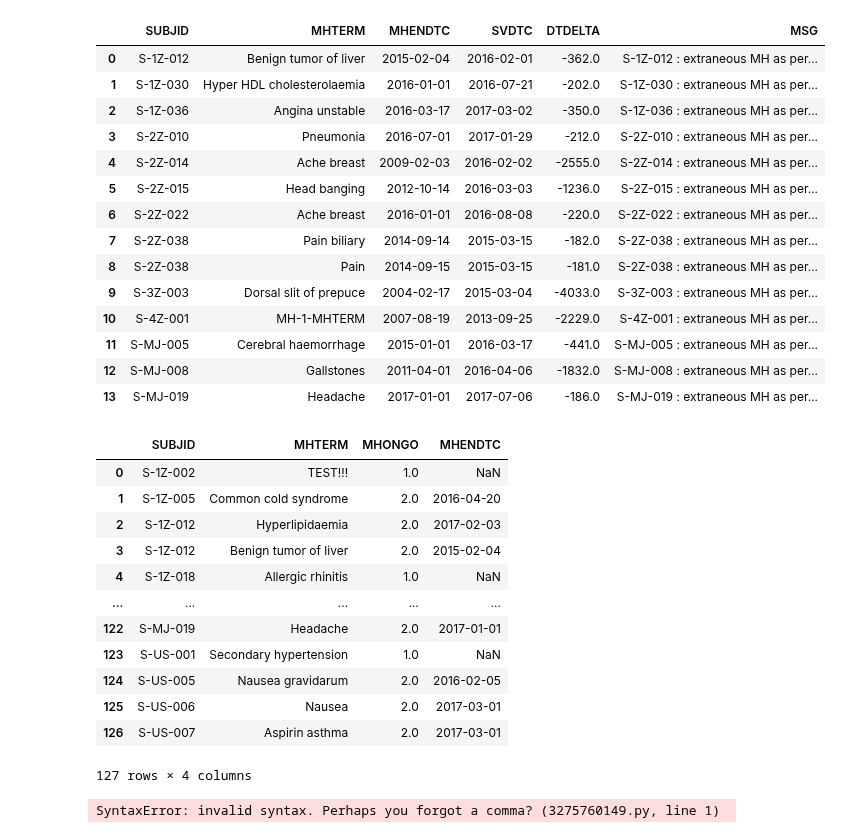
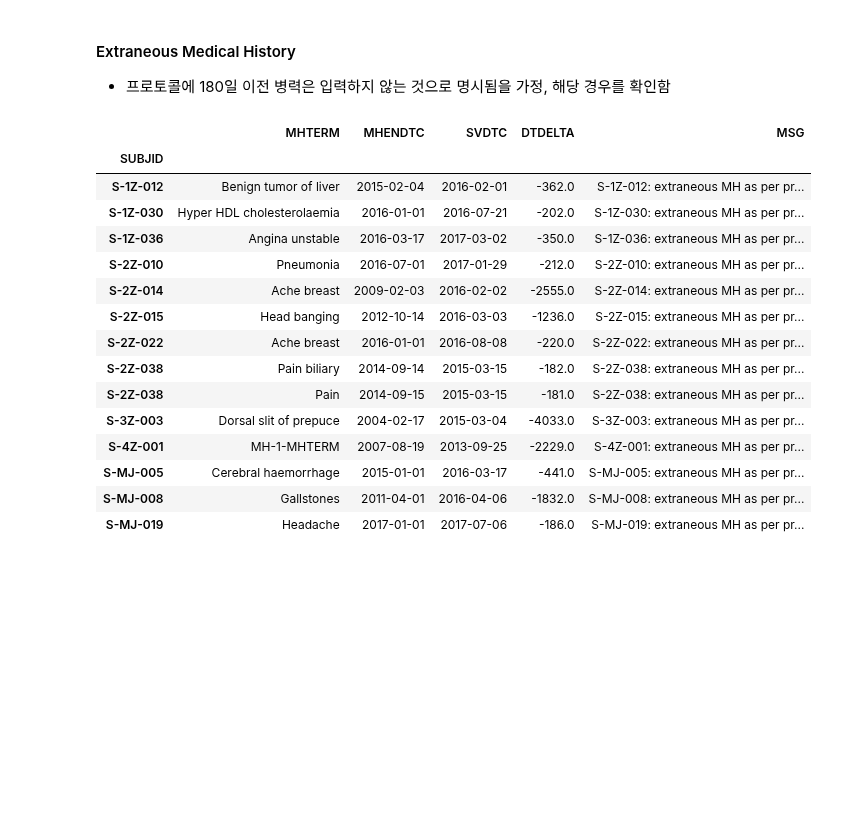
Before and after one commit to beeseosil/pub, a Jupyter notebook: ct/dmc.ipynb, the cells around one changed output. Cells and saved outputs as stored; diff of their text form; code cells hidden in the pictures; blank space fills up the shorter version.

```diff
--- a/ct/dmc.ipynb
+++ b/ct/dmc.ipynb
@@ -89,60 +367,49 @@ cmpo
+# %% [markdown]
+#### Extraneous Medical History
+* 프로토콜에 180일 이전 병력은 입력하지 않는 것으로 명시됨을 가정, 해당 경우를 확인함
 # %%
 _=sas.submit("""
 proc sql;
 create table MHSV as
-    select MH.SUBJID,MH.MHTERM,translate(MH.MHENDTC,"01","UK") as MHENDTC,SV.SVDTC from CUBEDEMO.MH as MH
-    left join CUBEDEMO.SV as SV on MH.SUBJID=SV.SUBJID and SV.VISIT=1 and SV.SVDTC is not null
+    select MH.SUBJID,MH.MHTERM,
+    translate(MH.MHENDTC,"01","UK") as MHENDTC,
+    SV.SVDTC
+    from CUBEDEMO.MH as MH
+    left join CUBEDEMO.SV as SV
+    on MH.SUBJID=SV.SUBJID
+    where (SV.VISIT=1 and SV.SVDTC is not null)
     ;
 run;
 
 data MHSV;
     set MHSV;
     DTDELTA=input(MHENDTC,yymmdd10.)-input(SVDTC,yymmdd10.);
 run;
 
 proc sql;
 create table MHSV as
     select *,""||trim(SUBJID)||": extraneous MH as per protocol: "||put(DTDELTA,8.)||" days" as MSG
-	from MHSV where DTDELTA<=-180 and DTDELTA is not null
+	from MHSV
+    where (DTDELTA<=-180 and DTDELTA is not null)
 	;
 run;
 """)
-mhsv=sas.sd2df("MHSV")
+mhsv=sas.sd2df("MHSV").set_index("SUBJID")
 mhsv
 # %% [output]
-|  | SUBJID | MHTERM | MHENDTC | SVDTC | DTDELTA | MSG |
-| 0 | S-1Z-012 | Benign tumor of liver | 2015-02-04 | 2016-02-01 | -362.0 | S-1Z-012 : extraneous MH as per... |
-| 1 | S-1Z-030 | Hyper HDL cholesterolaemia | 2016-01-01 | 2016-07-21 | -202.0 | S-1Z-030 : extraneous MH as per... |
-| 2 | S-1Z-036 | Angina unstable | 2016-03-17 | 2017-03-02 | -350.0 | S-1Z-036 : extraneous MH as per... |
-| 3 | S-2Z-010 | Pneumonia | 2016-07-01 | 2017-01-29 | -212.0 | S-2Z-010 : extraneous MH as per... |
-| 4 | S-2Z-014 | Ache breast | 2009-02-03 | 2016-02-02 | -2555.0 | S-2Z-014 : extraneous MH as per... |
-| 5 | S-2Z-015 | Head banging | 2012-10-14 | 2016-03-03 | -1236.0 | S-2Z-015 : extraneous MH as per... |
-| 6 | S-2Z-022 | Ache breast | 2016-01-01 | 2016-08-08 | -220.0 | S-2Z-022 : extraneous MH as per... |
-| 7 | S-2Z-038 | Pain biliary | 2014-09-14 | 2015-03-15 | -182.0 | S-2Z-038 : extraneous MH as per... |
-| 8 | S-2Z-038 | Pain | 2014-09-15 | 2015-03-15 | -181.0 | S-2Z-038 : extraneous MH as per... |
-| 9 | S-3Z-003 | Dorsal slit of prepuce | 2004-02-17 | 2015-03-04 | -4033.0 | S-3Z-003 : extraneous MH as per... |
-| 10 | S-4Z-001 | MH-1-MHTERM | 2007-08-19 | 2013-09-25 | -2229.0 | S-4Z-001 : extraneous MH as per... |
-| 11 | S-MJ-005 | Cerebral haemorrhage | 2015-01-01 | 2016-03-17 | -441.0 | S-MJ-005 : extraneous MH as per... |
-| 12 | S-MJ-008 | Gallstones | 2011-04-01 | 2016-04-06 | -1832.0 | S-MJ-008 : extraneous MH as per... |
-| 13 | S-MJ-019 | Headache | 2017-01-01 | 2017-07-06 | -186.0 | S-MJ-019 : extraneous MH as per... |
+|  | MHTERM | MHENDTC | SVDTC | DTDELTA | MSG |
+| SUBJID |  |  |  |  |  |
+| S-1Z-012 | Benign tumor of liver | 2015-02-04 | 2016-02-01 | -362.0 | S-1Z-012: extraneous MH as per pr... |
+| S-1Z-030 | Hyper HDL cholesterolaemia | 2016-01-01 | 2016-07-21 | -202.0 | S-1Z-030: extraneous MH as per pr... |
+| S-1Z-036 | Angina unstable | 2016-03-17 | 2017-03-02 | -350.0 | S-1Z-036: extraneous MH as per pr... |
+| S-2Z-010 | Pneumonia | 2016-07-01 | 2017-01-29 | -212.0 | S-2Z-010: extraneous MH as per pr... |
+| S-2Z-014 | Ache breast | 2009-02-03 | 2016-02-02 | -2555.0 | S-2Z-014: extraneous MH as per pr... |
+| S-2Z-015 | Head banging | 2012-10-14 | 2016-03-03 | -1236.0 | S-2Z-015: extraneous MH as per pr... |
+| S-2Z-022 | Ache breast | 2016-01-01 | 2016-08-08 | -220.0 | S-2Z-022: extraneous MH as per pr... |
+| S-2Z-038 | Pain biliary | 2014-09-14 | 2015-03-15 | -182.0 | S-2Z-038: extraneous MH as per pr... |
+| S-2Z-038 | Pain | 2014-09-15 | 2015-03-15 | -181.0 | S-2Z-038: extraneous MH as per pr... |
+| S-3Z-003 | Dorsal slit of prepuce | 2004-02-17 | 2015-03-04 | -4033.0 | S-3Z-003: extraneous MH as per pr... |
+| S-4Z-001 | MH-1-MHTERM | 2007-08-19 | 2013-09-25 | -2229.0 | S-4Z-001: extraneous MH as per pr... |
+| S-MJ-005 | Cerebral haemorrhage | 2015-01-01 | 2016-03-17 | -441.0 | S-MJ-005: extraneous MH as per pr... |
+| S-MJ-008 | Gallstones | 2011-04-01 | 2016-04-06 | -1832.0 | S-MJ-008: extraneous MH as per pr... |
+| S-MJ-019 | Headache | 2017-01-01 | 2017-07-06 | -186.0 | S-MJ-019: extraneous MH as per pr... |
-# %%
-mhdtc.MHENDTC=mhdtc.MHENDTC.apply(lambda q:q.replace("UK","01") if not isinstance(q,float) else q)
-mhdtc
-# %% [output]
-|  | SUBJID | MHTERM | MHONGO | MHENDTC |
-| 0 | S-1Z-002 | TEST!!! | 1.0 | NaN |
-| 1 | S-1Z-005 | Common cold syndrome | 2.0 | 2016-04-20 |
-| 2 | S-1Z-012 | Hyperlipidaemia | 2.0 | 2017-02-03 |
-| 3 | S-1Z-012 | Benign tumor of liver | 2.0 | 2015-02-04 |
-| 4 | S-1Z-018 | Allergic rhinitis | 1.0 | NaN |
-| ... | ... | ... | ... | ... |
-| 122 | S-MJ-019 | Headache | 2.0 | 2017-01-01 |
-| 123 | S-US-001 | Secondary hypertension | 1.0 | NaN |
-| 124 | S-US-005 | Nausea gravidarum | 2.0 | 2016-02-05 |
-| 125 | S-US-006 | Nausea | 2.0 | 2017-03-01 |
-| 126 | S-US-007 | Aspirin asthma | 2.0 | 2017-03-01 |
-127 rows × 4 columns
-# %%
-mhdtc.replace([][][][][][][][])
-# %% [output]
-SyntaxError: invalid syntax. Perhaps you forgot a comma? (3275760149.py, line 1)
```
Also changed, not shown: parts of 21 cells of this notebook.
